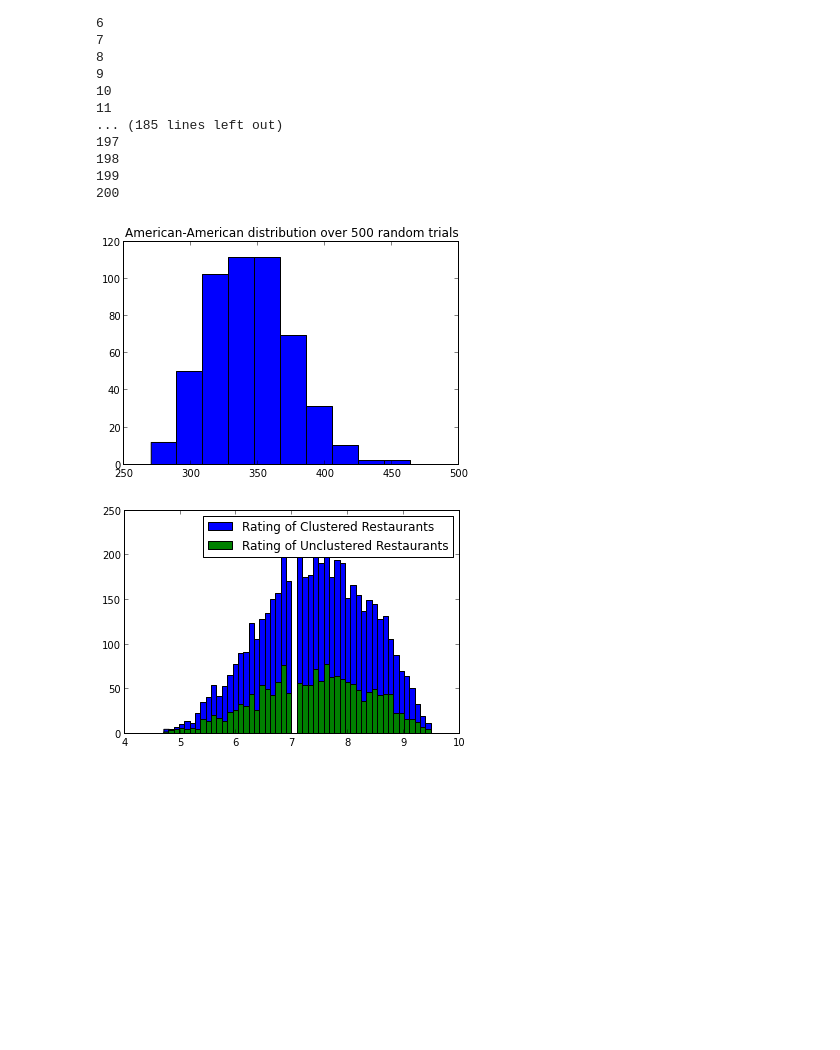
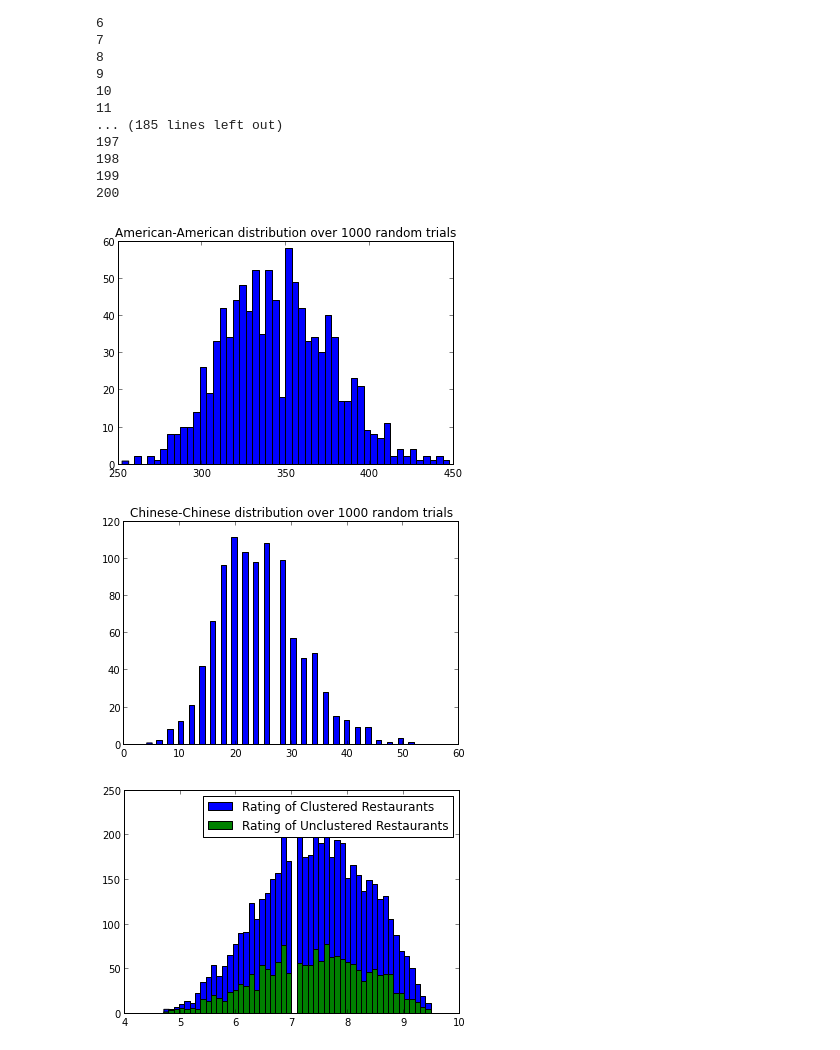
Before and after one commit to BruisingCurve/foodGrouper, a Jupyter notebook: story/DataStory.ipynb, the cells around one changed output. Drawn from its saved outputs; the diff is of its cells as text; code cells hidden in the pictures; blank space fills up the shorter version.

```diff
--- a/story/DataStory.ipynb
+++ b/story/DataStory.ipynb
@@ -12,0 +65,3 @@ from scipy import stats as st
+# %%
+configini = configparser.ConfigParser()
+configini.read('../app/secrets/config.ini')
@@ -13,5 +70,5 @@ from scipy import stats as st
 # %%
-db = mdb.connect(user="root",host="localhost",passwd="konnichiwa1",db="foodgrouper")
+db = mdb.connect(user=configini['MYSQL']['user'],host="localhost",passwd=configini['MYSQL']['word'],db=configini['MYSQL']['db'])
 # %%
 # Create a matrix of co-occurrence (e.g. - how often cafes are found in clusters with thai restaurants)
 query = 'select B.request_id, A.rating, A.review_count, A.categories, B.labels from Results as A join ClusterResults as B on A.result_id = B.result_id;'
@@ -122,7 +179,7 @@ true_coc = cooccurence(expanded_df)
 rand_cats = expanded_df.category
 target_cID = expanded_df.cID
 random_coc = []
-n_shuffle = 500
+n_shuffle = 1000
 for itercounts in range(n_shuffle):
     print itercounts
     temp_cats = np.array(rand_cats)
@@ -163,14 +220,21 @@ testDF = (pd.concat(random_coc, axis=1, keys=range(len(random_coc)))
 # testing this std shit
 std_rand_df = testDF.aggregate(np.std)
 americaamerica = []
+chinchin = []
 for a in random_coc:
     americaamerica.append(float(a['american']['american']))
+    chinchin.append(float(a['chinese']['chinese']))
 # %%
-plt.hist(np.array(americaamerica),10)
+plt.hist(np.array(americaamerica),50)
 plt.title('American-American distribution over %i random trials'%n_shuffle)
+
+plt.figure()
+plt.hist(np.array(chinchin),50)
+plt.title('Chinese-Chinese distribution over %i random trials'%n_shuffle)
 plt.show()
 # %% [output]
-[figure, old version]
+[figure, new version]
+[figure, added]
 # %%
 ourcats = set(expanded_df['category'])
 for thiscat in ourcats:
```
Also changed, not shown: parts of 6 cells of this notebook.
